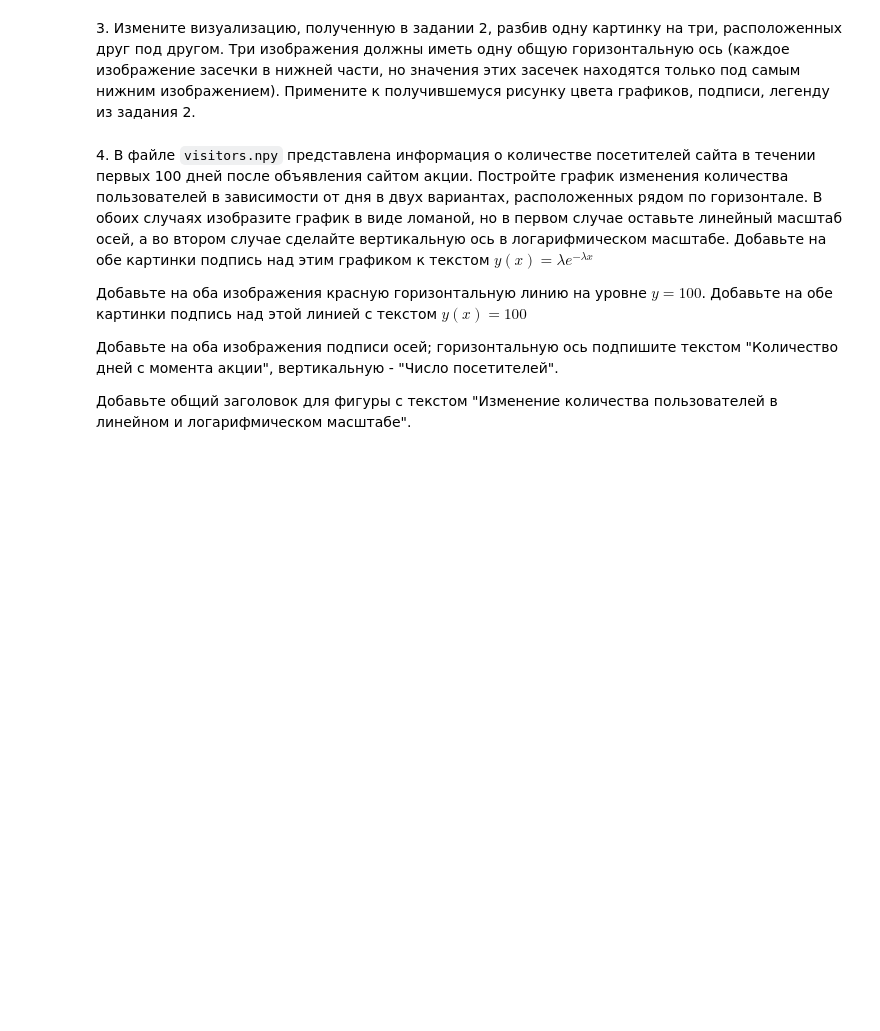
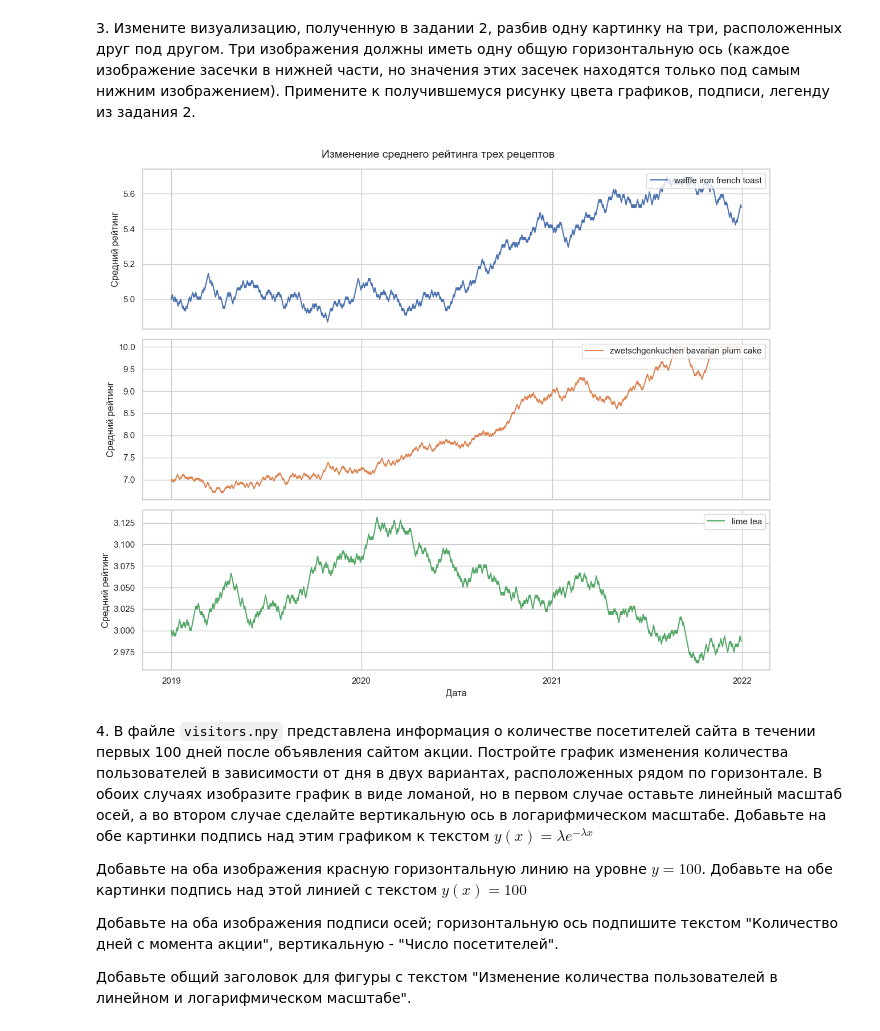
Before and after one commit to exodushka/fa, a Jupyter notebook: datat/05_graphics/05_visualization.ipynb, the cells around one changed output. Cells and saved outputs as stored; diff of their text form; code cells hidden in the pictures; blank space fills up the shorter version.

```diff
--- a/datat/05_graphics/05_visualization.ipynb
+++ b/datat/05_graphics/05_visualization.ipynb
@@ -93,5 +137,24 @@ _Примечание_ : для считывания файла воспольз
 # %% [markdown]
 3\. Измените визуализацию, полученную в задании 2, разбив одну картинку на три, расположенных друг под другом. Три изображения должны иметь одну общую горизонтальную ось (каждое изображение засечки в нижней части, но значения этих засечек находятся только под самым нижним изображением). Примените к получившемуся рисунку цвета графиков, подписи, легенду из задания 2.
+# %%
+fig, axes = plt.subplots(3, 1, figsize=(12, 10), sharex=True)
+
+for i in range(ratings.shape[0]):
+    axes[i].plot(dates, ratings[i], color='C{}'.format(i), label=recipe_names[i])
+    axes[i].set_ylabel("Средний рейтинг")
+    axes[i].legend(loc='upper right')
+    axes[i].grid(True)
+
+axes[-1].xaxis.set_major_locator(mdates.YearLocator())
+axes[-1].xaxis.set_major_formatter(mdates.DateFormatter('%Y'))
+axes[-1].xaxis.set_minor_locator(mdates.MonthLocator())
+
+plt.xlabel("Дата")
+plt.suptitle("Изменение среднего рейтинга трех рецептов", fontsize=14)
+plt.tight_layout()
+plt.show()
+# %% [output]
+[figure, added]
 # %% [markdown]
 4\. В файле `visitors.npy` представлена информация о количестве посетителей сайта в течении первых 100 дней после объявления сайтом акции. Постройте график изменения количества пользователей в зависимости от дня в двух вариантах, расположенных рядом по горизонтале. В обоих случаях изобразите график в виде ломаной, но в первом случае оставьте линейный масштаб осей, а во втором случае сделайте вертикальную ось в логарифмическом масштабе. Добавьте на обе картинки подпись над этим графиком к текстом $y(x)=\lambda e^{-\lambda x}$
 
```
Also changed, not shown: parts of 10 cells of this notebook, 2 other files.
